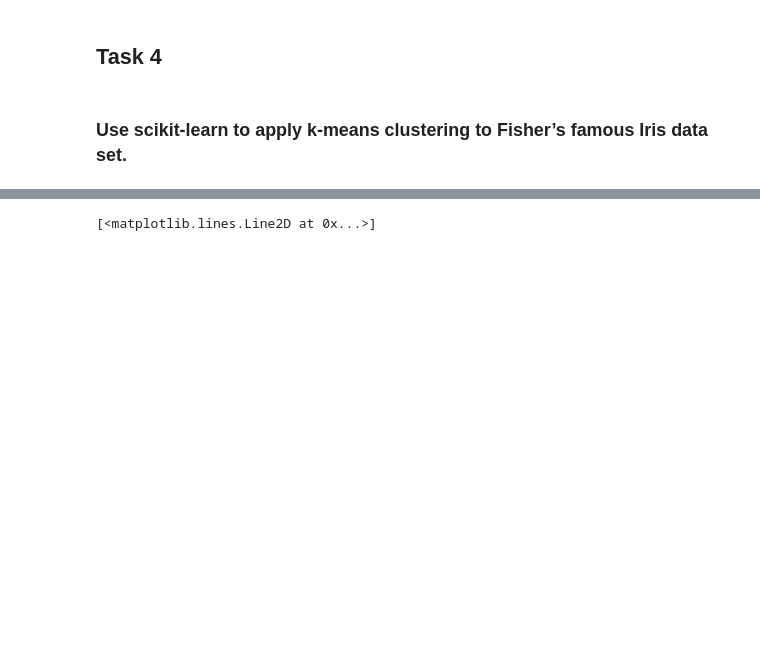
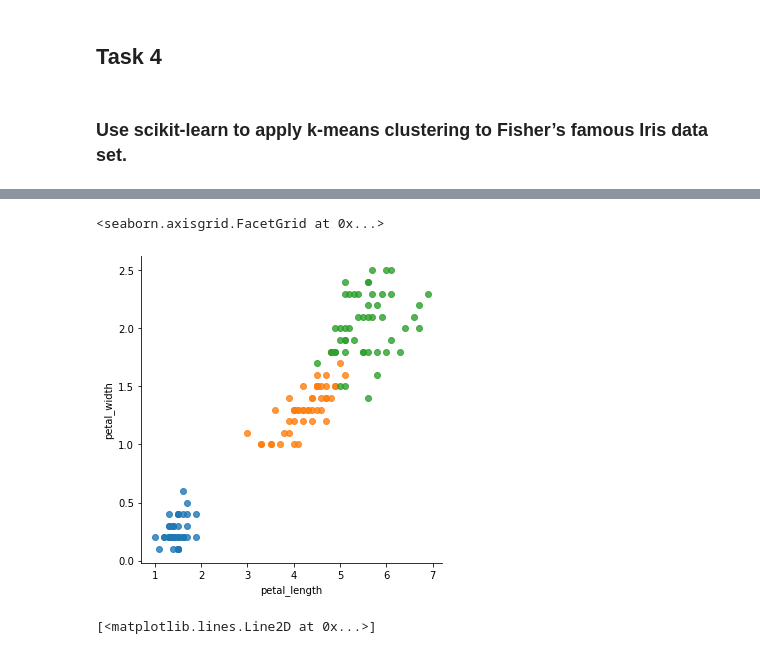
Before and after one commit to michealcannon/Tasks-2020, a Jupyter notebook: Tasks 2020.ipynb, the cells around one changed output, grey strips where cells are left out. Drawn from its saved outputs; the diff is of its cells as text; code cells hidden in the pictures; blank space fills up the shorter version.

```diff
--- a/Tasks 2020.ipynb
+++ b/Tasks 2020.ipynb
@@ -283,0 +284,8 @@ print(irisb)
+# %%
+# plotting
+import seaborn as sns
+
+sns.lmplot(x = "petal_length", y = "petal_width", data = iris, fit_reg = False, hue = "species",legend = False )
+# %% [output]
+<seaborn.axisgrid.FacetGrid at 0x...>
+[figure, added]
```
Also changed, not shown: parts of 2 cells of this notebook.
